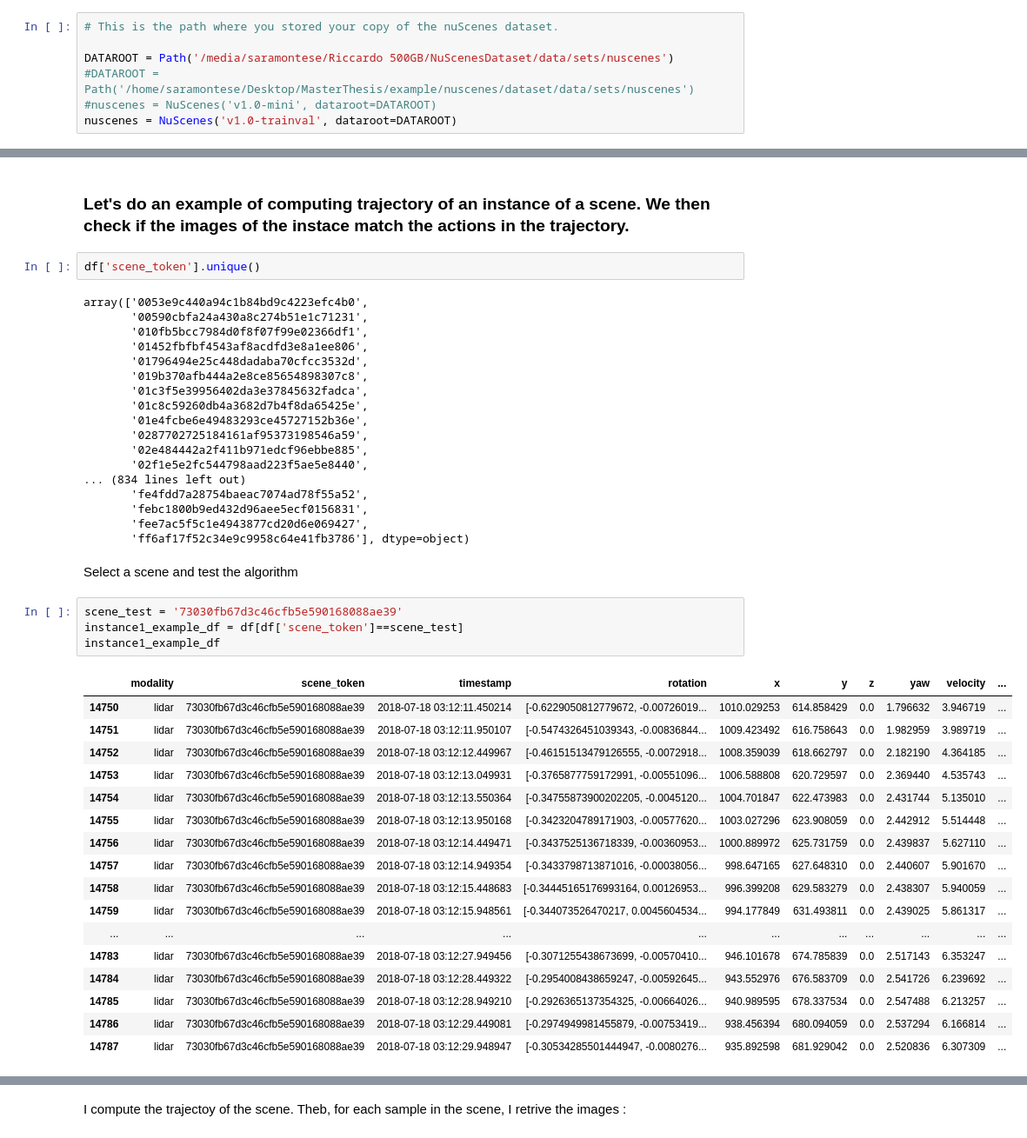
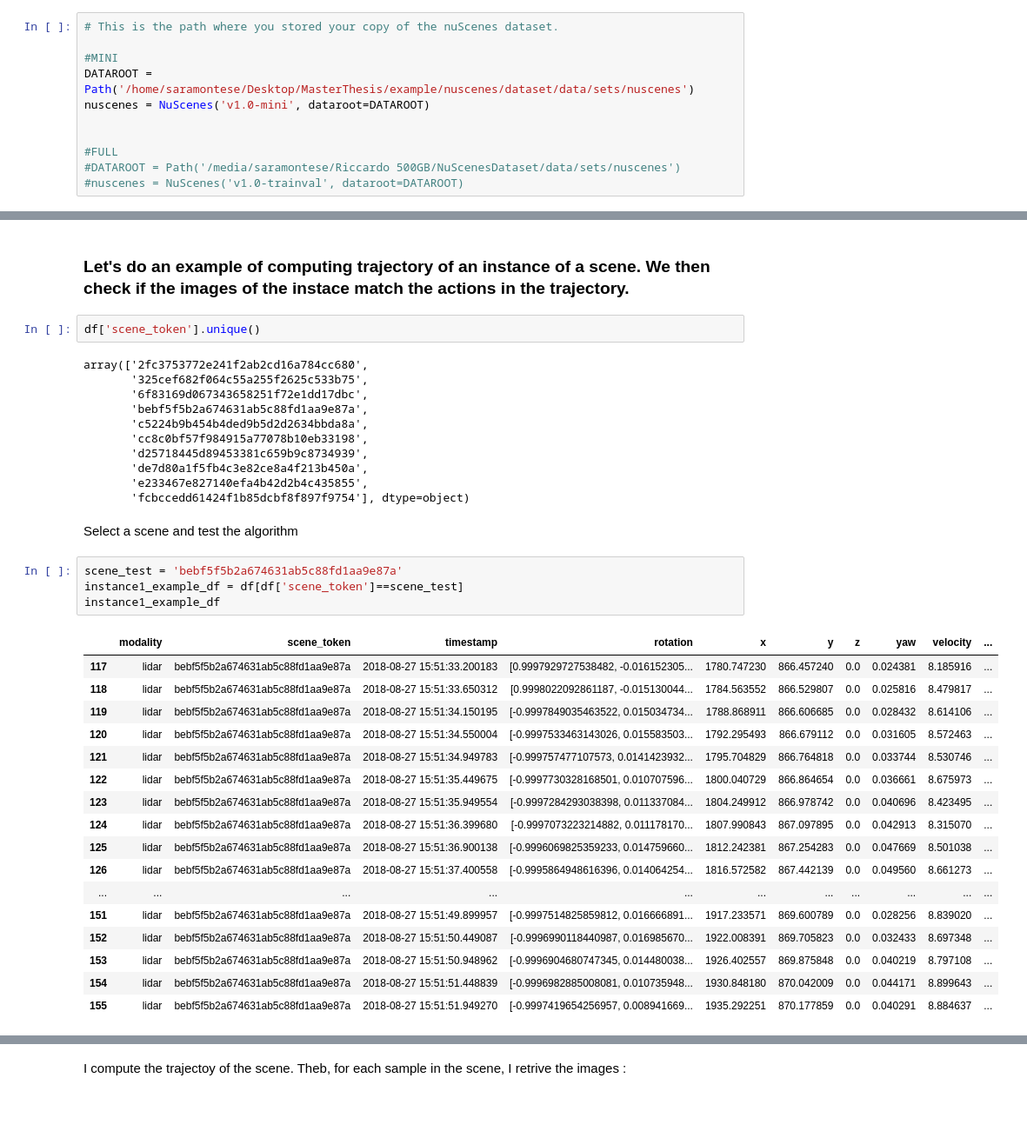
Before and after one commit to SaraMo14/MasterThesis, a Jupyter notebook: data_analysis_ego.ipynb, the cells around one changed output, grey strips where cells are left out. Shown at 87% size. Saved outputs shown, nothing was run; the diff lists cells and outputs as text; blank space fills up the shorter version.

```diff
--- a/data_analysis_ego.ipynb
+++ b/data_analysis_ego.ipynb
@@ -10,9 +10,13 @@ import example.nuscenes.environment as env
 # %%
 # This is the path where you stored your copy of the nuScenes dataset.
 
-DATAROOT = Path('/media/saramontese/Riccardo 500GB/NuScenesDataset/data/sets/nuscenes')
-#DATAROOT = Path('/home/saramontese/Desktop/MasterThesis/example/nuscenes/dataset/data/sets/nuscenes')
-#nuscenes = NuScenes('v1.0-mini', dataroot=DATAROOT)
-nuscenes = NuScenes('v1.0-trainval', dataroot=DATAROOT)
+#MINI
+DATAROOT = Path('/home/saramontese/Desktop/MasterThesis/example/nuscenes/dataset/data/sets/nuscenes')
+nuscenes = NuScenes('v1.0-mini', dataroot=DATAROOT)
+
+
+#FULL
+#DATAROOT = Path('/media/saramontese/Riccardo 500GB/NuScenesDataset/data/sets/nuscenes')
+#nuscenes = NuScenes('v1.0-trainval', dataroot=DATAROOT)
 # %% [output]
 ======
@@ -224,44 +227,37 @@ av_discretizer = AVDiscretizer()
 # %%
 df['scene_token'].unique()
 # %% [output]
-array(['0053e9c440a94c1b84bd9c4223efc4b0',
-       '00590cbfa24a430a8c274b51e1c71231',
-       '010fb5bcc7984d0f8f07f99e02366df1',
-       '01452fbfbf4543af8acdfd3e8a1ee806',
-       '01796494e25c448dadaba70cfcc3532d',
-       '019b370afb444a2e8ce85654898307c8',
-       '01c3f5e39956402da3e37845632fadca',
-       '01c8c59260db4a3682d7b4f8da65425e',
-       '01e4fcbe6e49483293ce45727152b36e',
-       '0287702725184161af95373198546a59',
-       '02e484442a2f411b971edcf96ebbe885',
-       '02f1e5e2fc544798aad223f5ae5e8440',
-... (834 lines left out)
-       'fe4fdd7a28754baeac7074ad78f55a52',
-       'febc1800b9ed432d96aee5ecf0156831',
-       'fee7ac5f5c1e4943877cd20d6e069427',
-       'ff6af17f52c34e9c9958c64e41fb3786'], dtype=object)
+array(['2fc3753772e241f2ab2cd16a784cc680',
+       '325cef682f064c55a255f2625c533b75',
+       '6f83169d067343658251f72e1dd17dbc',
+       'bebf5f5b2a674631ab5c88fd1aa9e87a',
+       'c5224b9b454b4ded9b5d2d2634bbda8a',
+       'cc8c0bf57f984915a77078b10eb33198',
+       'd25718445d89453381c659b9c8734939',
+       'de7d80a1f5fb4c3e82ce8a4f213b450a',
+       'e233467e827140efa4b42d2b4c435855',
+       'fcbccedd61424f1b85dcbf8f897f9754'], dtype=object)
 # %% [markdown]
 Select a scene and test the  algorithm
 # %%
-scene_test = '73030fb67d3c46cfb5e590168088ae39'
+scene_test = 'bebf5f5b2a674631ab5c88fd1aa9e87a'
 instance1_example_df = df[df['scene_token']==scene_test]
 instance1_example_df
 # %% [output]
 |  | modality | scene_token | timestamp | rotation | x | y | z | yaw | velocity | ... |
-| 14750 | lidar | 73030fb67d3c46cfb5e590168088ae39 | 2018-07-18 03:12:11.450214 | [-0.6229050812779672, -0.00726019... | 1010.029253 | 614.858429 | 0.0 | 1.796632 | 3.946719 | ... |
-| 14751 | lidar | 73030fb67d3c46cfb5e590168088ae39 | 2018-07-18 03:12:11.950107 | [-0.5474326451039343, -0.00836844... | 1009.423492 | 616.758643 | 0.0 | 1.982959 | 3.989719 | ... |
-| 14752 | lidar | 73030fb67d3c46cfb5e590168088ae39 | 2018-07-18 03:12:12.449967 | [-0.46151513479126555, -0.0072918... | 1008.359039 | 618.662797 | 0.0 | 2.182190 | 4.364185 | ... |
-| 14753 | lidar | 73030fb67d3c46cfb5e590168088ae39 | 2018-07-18 03:12:13.049931 | [-0.3765877759172991, -0.00551096... | 1006.588808 | 620.729597 | 0.0 | 2.369440 | 4.535743 | ... |
-| 14754 | lidar | 73030fb67d3c46cfb5e590168088ae39 | 2018-07-18 03:12:13.550364 | [-0.34755873900202205, -0.0045120... | 1004.701847 | 622.473983 | 0.0 | 2.431744 | 5.135010 | ... |
-| 14755 | lidar | 73030fb67d3c46cfb5e590168088ae39 | 2018-07-18 03:12:13.950168 | [-0.3423204789171903, -0.00577620... | 1003.027296 | 623.908059 | 0.0 | 2.442912 | 5.514448 | ... |
-| 14756 | lidar | 73030fb67d3c46cfb5e590168088ae39 | 2018-07-18 03:12:14.449471 | [-0.3437525136718339, -0.00360953... | 1000.889972 | 625.731759 | 0.0 | 2.439837 | 5.627110 | ... |
-| 14757 | lidar | 73030fb67d3c46cfb5e590168088ae39 | 2018-07-18 03:12:14.949354 | [-0.3433798713871016, -0.00038056... | 998.647165 | 627.648310 | 0.0 | 2.440607 | 5.901670 | ... |
-| 14758 | lidar | 73030fb67d3c46cfb5e590168088ae39 | 2018-07-18 03:12:15.448683 | [-0.34445165176993164, 0.00126953... | 996.399208 | 629.583279 | 0.0 | 2.438307 | 5.940059 | ... |
-| 14759 | lidar | 73030fb67d3c46cfb5e590168088ae39 | 2018-07-18 03:12:15.948561 | [-0.344073526470217, 0.0045604534... | 994.177849 | 631.493811 | 0.0 | 2.439025 | 5.861317 | ... |
+| 117 | lidar | bebf5f5b2a674631ab5c88fd1aa9e87a | 2018-08-27 15:51:33.200183 | [0.9997929727538482, -0.016152305... | 1780.747230 | 866.457240 | 0.0 | 0.024381 | 8.185916 | ... |
+| 118 | lidar | bebf5f5b2a674631ab5c88fd1aa9e87a | 2018-08-27 15:51:33.650312 | [0.9998022092861187, -0.015130044... | 1784.563552 | 866.529807 | 0.0 | 0.025816 | 8.479817 | ... |
+| 119 | lidar | bebf5f5b2a674631ab5c88fd1aa9e87a | 2018-08-27 15:51:34.150195 | [-0.9997849035463522, 0.015034734... | 1788.868911 | 866.606685 | 0.0 | 0.028432 | 8.614106 | ... |
+| 120 | lidar | bebf5f5b2a674631ab5c88fd1aa9e87a | 2018-08-27 15:51:34.550004 | [-0.9997533463143026, 0.015583503... | 1792.295493 | 866.679112 | 0.0 | 0.031605 | 8.572463 | ... |
+| 121 | lidar | bebf5f5b2a674631ab5c88fd1aa9e87a | 2018-08-27 15:51:34.949783 | [-0.999757477107573, 0.0141423932... | 1795.704829 | 866.764818 | 0.0 | 0.033744 | 8.530746 | ... |
+| 122 | lidar | bebf5f5b2a674631ab5c88fd1aa9e87a | 2018-08-27 15:51:35.449675 | [-0.9997730328168501, 0.010707596... | 1800.040729 | 866.864654 | 0.0 | 0.036661 | 8.675973 | ... |
+| 123 | lidar | bebf5f5b2a674631ab5c88fd1aa9e87a | 2018-08-27 15:51:35.949554 | [-0.9997284293038398, 0.011337084... | 1804.249912 | 866.978742 | 0.0 | 0.040696 | 8.423495 | ... |
+| 124 | lidar | bebf5f5b2a674631ab5c88fd1aa9e87a | 2018-08-27 15:51:36.399680 | [-0.9997073223214882, 0.011178170... | 1807.990843 | 867.097895 | 0.0 | 0.042913 | 8.315070 | ... |
+| 125 | lidar | bebf5f5b2a674631ab5c88fd1aa9e87a | 2018-08-27 15:51:36.900138 | [-0.9996069825359233, 0.014759660... | 1812.242381 | 867.254283 | 0.0 | 0.047669 | 8.501038 | ... |
+| 126 | lidar | bebf5f5b2a674631ab5c88fd1aa9e87a | 2018-08-27 15:51:37.400558 | [-0.9995864948616396, 0.014064254... | 1816.572582 | 867.442139 | 0.0 | 0.049560 | 8.661273 | ... |
 | ... | ... | ... | ... | ... | ... | ... | ... | ... | ... | ... |
-| 14783 | lidar | 73030fb67d3c46cfb5e590168088ae39 | 2018-07-18 03:12:27.949456 | [-0.3071255438673699, -0.00570410... | 946.101678 | 674.785839 | 0.0 | 2.517143 | 6.353247 | ... |
-| 14784 | lidar | 73030fb67d3c46cfb5e590168088ae39 | 2018-07-18 03:12:28.449322 | [-0.2954008438659247, -0.00592645... | 943.552976 | 676.583709 | 0.0 | 2.541726 | 6.239692 | ... |
-| 14785 | lidar | 73030fb67d3c46cfb5e590168088ae39 | 2018-07-18 03:12:28.949210 | [-0.2926365137354325, -0.00664026... | 940.989595 | 678.337534 | 0.0 | 2.547488 | 6.213257 | ... |
-| 14786 | lidar | 73030fb67d3c46cfb5e590168088ae39 | 2018-07-18 03:12:29.449081 | [-0.2974949981455879, -0.00753419... | 938.456394 | 680.094059 | 0.0 | 2.537294 | 6.166814 | ... |
-| 14787 | lidar | 73030fb67d3c46cfb5e590168088ae39 | 2018-07-18 03:12:29.948947 | [-0.30534285501444947, -0.0080276... | 935.892598 | 681.929042 | 0.0 | 2.520836 | 6.307309 | ... |
+| 151 | lidar | bebf5f5b2a674631ab5c88fd1aa9e87a | 2018-08-27 15:51:49.899957 | [-0.9997514825859812, 0.016666891... | 1917.233571 | 869.600789 | 0.0 | 0.028256 | 8.839020 | ... |
+| 152 | lidar | bebf5f5b2a674631ab5c88fd1aa9e87a | 2018-08-27 15:51:50.449087 | [-0.9996990118440987, 0.016985670... | 1922.008391 | 869.705823 | 0.0 | 0.032433 | 8.697348 | ... |
+| 153 | lidar | bebf5f5b2a674631ab5c88fd1aa9e87a | 2018-08-27 15:51:50.948962 | [-0.9996904680747345, 0.014480038... | 1926.402557 | 869.875848 | 0.0 | 0.040219 | 8.797108 | ... |
+| 154 | lidar | bebf5f5b2a674631ab5c88fd1aa9e87a | 2018-08-27 15:51:51.448839 | [-0.9996982885008081, 0.010735948... | 1930.848180 | 870.042009 | 0.0 | 0.044171 | 8.899643 | ... |
+| 155 | lidar | bebf5f5b2a674631ab5c88fd1aa9e87a | 2018-08-27 15:51:51.949270 | [-0.9997419654256957, 0.008941669... | 1935.292251 | 870.177859 | 0.0 | 0.040291 | 8.884637 | ... |
```
Also changed, not shown: parts of 22 cells of this notebook, 7 other files.
